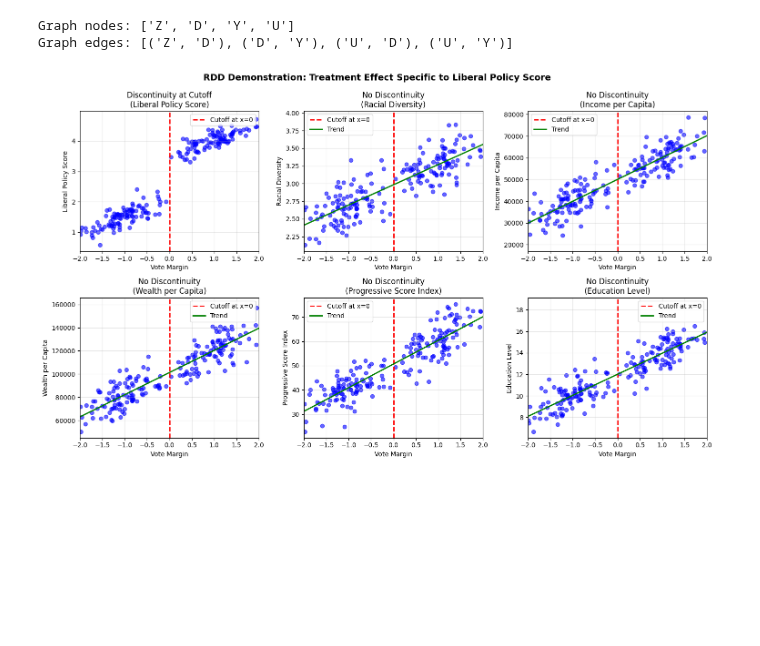
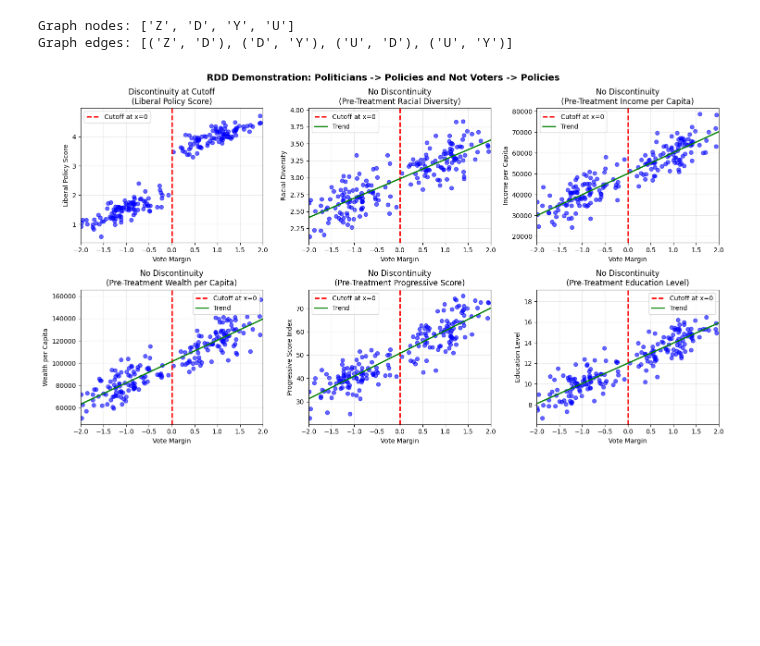
Before and after one commit to kabeerbora/ECON5625, a Jupyter notebook: instrument_variables.ipynb, the cells around one changed output. Saved outputs shown, nothing was run; the diff lists cells and outputs as text; code cells hidden in the pictures; blank space fills up the shorter version.

```diff
--- a/instrument_variables.ipynb
+++ b/instrument_variables.ipynb
@@ -90,21 +90,21 @@ import matplotlib.pyplot as plt
 np.random.seed(42)
 n_points = 200
 x = np.concatenate([np.random.normal(-1, 0.5, n_points//2), np.random.normal(1, 0.5, n_points//2)])  # Vote margin
-base_y = 2 + 0.5 * x + np.random.normal(0, 0.2, n_points)  # Base outcome
+base_y = 2 + 0.5 * x + np.random.normal(0, 0.2, n_points)  # Base outcome for Liberal Policy Score
 
 # Create data for Liberal Policy Score with discontinuity at cutoff = 0
 y_liberal_policy = base_y.copy()
 y_liberal_policy[x >= 0] += 1.5  # Treatment effect at cutoff = 0
 
-# Create data for continuous outcomes (no discontinuity)
+# Create data for continuous pre-treatment outcomes (with trend, no discontinuity)
 y_racial_diversity = 3 + 0.3 * x + np.random.normal(0, 0.2, n_points)
 y_income_per_capita = 50000 + 10000 * x + np.random.normal(0, 5000, n_points)
 y_wealth_per_capita = 100000 + 20000 * x + np.random.normal(0, 10000, n_points)
 y_progressive_score = 50 + 10 * x + np.random.normal(0, 5, n_points)
-y_education_level = 12 + 2 * x + np.random.normal(0, 1, n_points)  # Additional continuous variable
+y_education_level = 12 + 2 * x + np.random.normal(0, 1, n_points)
 
-# Create the 3x3 panel
-fig, axes = plt.subplots(3, 3, figsize=(15, 12))
+# Create the 2x3 panel
+fig, axes = plt.subplots(2, 3, figsize=(15, 8))  # Wider figure for 2x3 layout
 axes = axes.flatten()
 
 # Set common x-axis limits
@@ -120,13 +120,13 @@ axes[0].set_title('Discontinuity at Cutoff\n(Liberal Policy Score)')
 axes[0].grid(True, alpha=0.3)
 axes[0].legend()
 
-# Plot 2: Vote Margin vs. Racial Diversity (continuous)
+# Plot 2: Vote Margin vs. Pre-Treatment Racial Diversity (continuous with trend)
 axes[1].scatter(x, y_racial_diversity, alpha=0.6, color='blue')
 axes[1].axvline(x=0, color='red', linestyle='--', linewidth=2, label='Cutoff at x=0')
 axes[1].set_xlim(x_min, x_max)
 axes[1].set_xlabel('Vote Margin')
 axes[1].set_ylabel('Racial Diversity')
-axes[1].set_title('No Discontinuity\n(Racial Diversity)')
+axes[1].set_title('No Discontinuity\n(Pre-Treatment Racial Diversity)')
 axes[1].grid(True, alpha=0.3)
 z = np.polyfit(x, y_racial_diversity, 1)
 p = np.poly1d(z)
@@ -134,64 +134,60 @@ x_trend = np.linspace(x_min, x_max, 100)
 axes[1].plot(x_trend, p(x_trend), 'green', linewidth=2, label='Trend')
 axes[1].legend()
 
-# Plot 3: Vote Margin vs. Income per Capita (continuous)
+# Plot 3: Vote Margin vs. Pre-Treatment Income per Capita (continuous with trend)
 axes[2].scatter(x, y_income_per_capita, alpha=0.6, color='blue')
 axes[2].axvline(x=0, color='red', linestyle='--', linewidth=2, label='Cutoff at x=0')
 axes[2].set_xlim(x_min, x_max)
 axes[2].set_xlabel('Vote Margin')
 axes[2].set_ylabel('Income per Capita')
-axes[2].set_title('No Discontinuity\n(Income per Capita)')
+axes[2].set_title('No Discontinuity\n(Pre-Treatment Income per Capita)')
 axes[2].grid(True, alpha=0.3)
 z = np.polyfit(x, y_income_per_capita, 1)
 p = np.poly1d(z)
 axes[2].plot(x_trend, p(x_trend), 'green', linewidth=2, label='Trend')
 axes[2].legend()
 
-# Plot 4: Vote Margin vs. Wealth per Capita (continuous)
+# Plot 4: Vote Margin vs. Pre-Treatment Wealth per Capita (continuous with trend)
 axes[3].scatter(x, y_wealth_per_capita, alpha=0.6, color='blue')
 axes[3].axvline(x=0, color='red', linestyle='--', linewidth=2, label='Cutoff at x=0')
 axes[3].set_xlim(x_min, x_max)
 axes[3].set_xlabel('Vote Margin')
 axes[3].set_ylabel('Wealth per Capita')
-axes[3].set_title('No Discontinuity\n(Wealth per Capita)')
+axes[3].set_title('No Discontinuity\n(Pre-Treatment Wealth per Capita)')
 axes[3].grid(True, alpha=0.3)
 z = np.polyfit(x, y_wealth_per_capita, 1)
 p = np.poly1d(z)
 axes[3].plot(x_trend, p(x_trend), 'green', linewidth=2, label='Trend')
 axes[3].legend()
 
-# Plot 5: Vote Margin vs. Progressive Score Index (continuous)
+# Plot 5: Vote Margin vs. Pre-Treatment Progressive Score Index (continuous with trend)
 axes[4].scatter(x, y_progressive_score, alpha=0.6, color='blue')
 axes[4].axvline(x=0, color='red', linestyle='--', linewidth=2, label='Cutoff at x=0')
 axes[4].set_xlim(x_min, x_max)
 axes[4].set_xlabel('Vote Margin')
 axes[4].set_ylabel('Progressive Score Index')
-axes[4].set_title('No Discontinuity\n(Progressive Score Index)')
+axes[4].set_title('No Discontinuity\n(Pre-Treatment Progressive Score)')
 axes[4].grid(True, alpha=0.3)
 z = np.polyfit(x, y_progressive_score, 1)
 p = np.poly1d(z)
 axes[4].plot(x_trend, p(x_trend), 'green', linewidth=2, label='Trend')
 axes[4].legend()
 
-# Plot 6: Vote Margin vs. Education Level (continuous)
+# Plot 6: Vote Margin vs. Pre-Treatment Education Level (continuous with trend)
 axes[5].scatter(x, y_education_level, alpha=0.6, color='blue')
 axes[5].axvline(x=0, color='red', linestyle='--', linewidth=2, label='Cutoff at x=0')
 axes[5].set_xlim(x_min, x_max)
 axes[5].set_xlabel('Vote Margin')
 axes[5].set_ylabel('Education Level')
-axes[5].set_title('No Discontinuity\n(Education Level)')
+axes[5].set_title('No Discontinuity\n(Pre-Treatment Education Level)')
 axes[5].grid(True, alpha=0.3)
 z = np.polyfit(x, y_education_level, 1)
 p = np.poly1d(z)
 axes[5].plot(x_trend, p(x_trend), 'green', linewidth=2, label='Trend')
 axes[5].legend()
 
-# Leave plots 7, 8, 9 empty
-for i in range(6, 9):
-    axes[i].axis('off')
-
 plt.tight_layout()
-plt.suptitle('RDD Demonstration: Treatment Effect Specific to Liberal Policy Score', y=1.02, fontsize=14, fontweight='bold')
+plt.suptitle('RDD Demonstration: Politicians -> Policies and Not Voters -> Policies', y=1.02, fontsize=14, fontweight='bold')
 plt.show()
 # %% [output]
-[figure, old version]
+[figure, new version]
```
Also changed, not shown: parts of 1 cell of this notebook.
